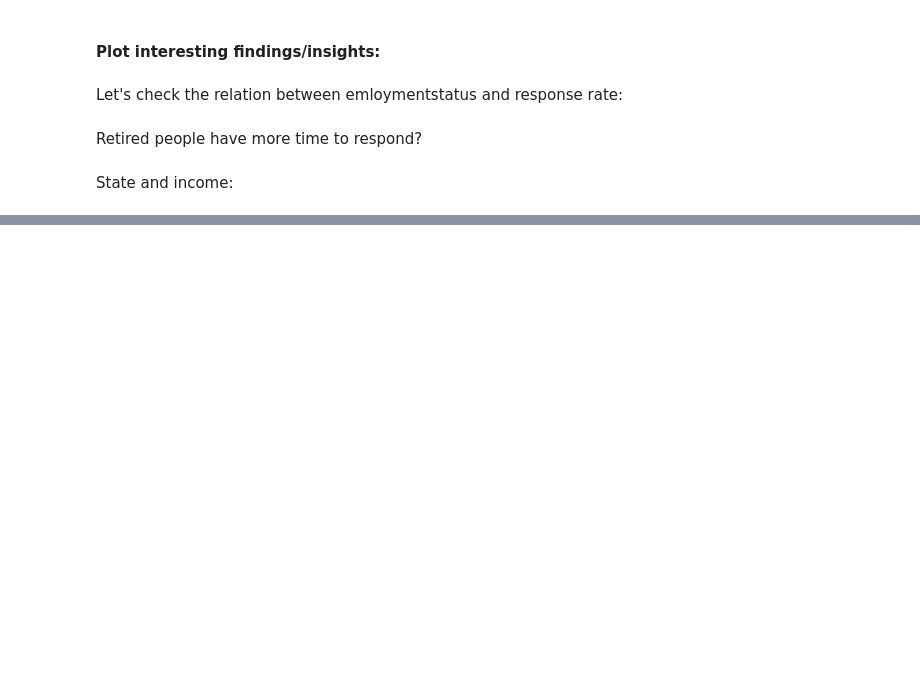
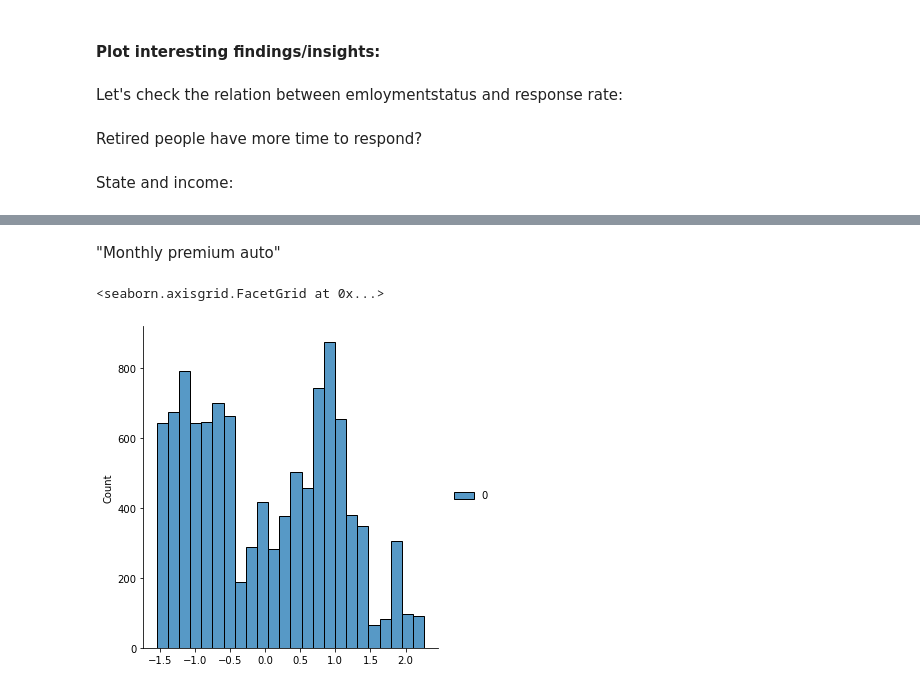
Before and after one commit to joanirmir/Ironhack_labs, a Jupyter notebook: Customer_Analysis_Case_Study_Plotting.ipynb, the cells around one changed output, grey strips where cells are left out. Saved outputs shown, nothing was run; the diff lists cells and outputs as text; code cells hidden in the pictures; blank space fills up the shorter version.

```diff
--- a/Customer_Analysis_Case_Study_Plotting.ipynb
+++ b/Customer_Analysis_Case_Study_Plotting.ipynb
@@ -282,0 +383,9 @@ sns.countplot(x= 'state', hue='income', data= insurance_df)
+# %% [markdown]
+"Monthly premium auto"
+# %%
+pt = PowerTransformer()
+monthly_premium_auto_transformed=pt.fit_transform(insurance_df['monthly premium auto'].to_numpy().reshape(-1,1))
+sns.displot(monthly_premium_auto_transformed)
+# %% [output]
+<seaborn.axisgrid.FacetGrid at 0x...>
+[figure, added]
```
Also changed, not shown: parts of 54 cells of this notebook.
